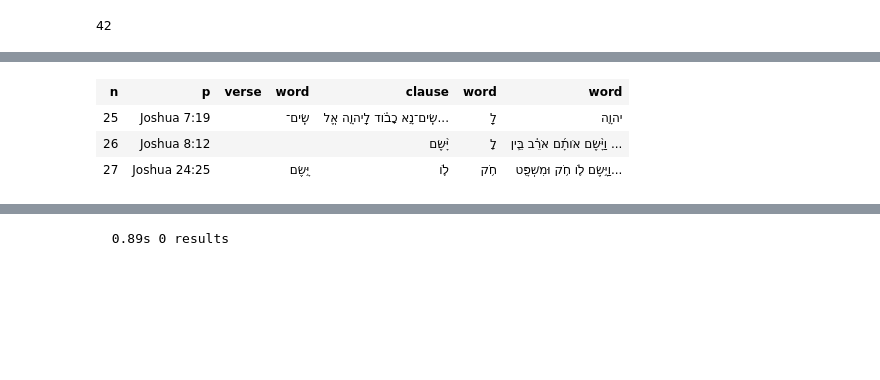
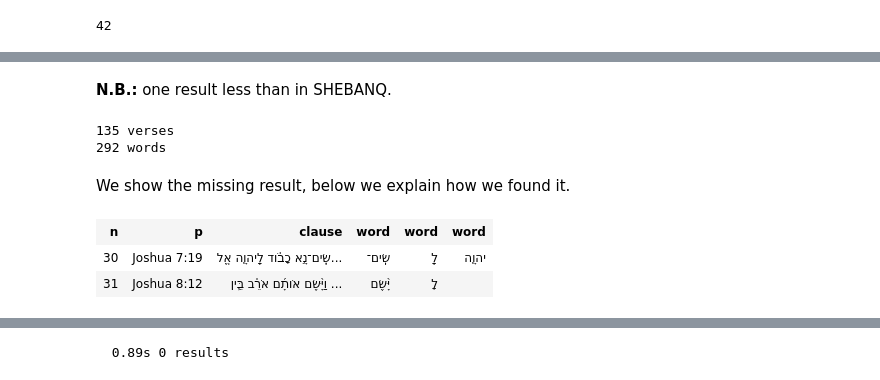
Before and after one commit to dirkroorda/tutorials, a Jupyter notebook: bhsa/cookbook/mql.ipynb, the cells around one changed output, grey strips where cells are left out. Drawn from its saved outputs; the diff is of its cells as text; code cells hidden in the pictures; blank space fills up the shorter version.

```diff
--- a/bhsa/cookbook/mql.ipynb
+++ b/bhsa/cookbook/mql.ipynb
@@ -115,0 +120,2 @@ results = A.search(query)
+# %% [markdown]
+**N.B.:** one result less than in SHEBANQ.
@@ -116,10 +138,16 @@ results = A.search(query)
+# %%
+tfVerses = getTfVerses(results)
+# %% [output]
+135 verses
+292 words
+# %% [markdown]
+We show the missing result, below we explain how we found it.
 # %%
-A.table(results, condensed=True, start=25, end=27)
+A.table(results, start=30, end=31)
 # %% [output]
-| n | p | verse | word | clause | word | word |
-| 25 | Joshua 7:19 |  | שִֽׂים־ | שִֽׂים־נָ֣א כָבֹ֗וד לַֽיהוָ֛ה אֱל... | לַֽ | יהוָ֛ה |
-| 26 | Joshua 8:12 |  |  | יָּ֨שֶׂם | לָ | וַיָּ֨שֶׂם אֹותָ֜ם אֹרֵ֗ב בֵּ֧ין ... |
-| 27 | Joshua 24:25 |  | יָּ֥שֶׂם | לֹ֛ו | חֹ֥ק | וַיָּ֥שֶׂם לֹ֛ו חֹ֥ק וּמִשְׁפָּ֖ט... |
+| n | p | clause | word | word | word |
+| 30 | Joshua 7:19 | שִֽׂים־נָ֣א כָבֹ֗וד לַֽיהוָ֛ה אֱל... | שִֽׂים־ | לַֽ | יהוָ֛ה |
+| 31 | Joshua 8:12 | וַיָּ֨שֶׂם אֹותָ֜ם אֹרֵ֗ב בֵּ֧ין ... | יָּ֨שֶׂם | לָ |  |
 # %% [markdown]
 Joshua 8:2 is missing!
 
```
Also changed, not shown: parts of 34 cells of this notebook, 2 other files.
